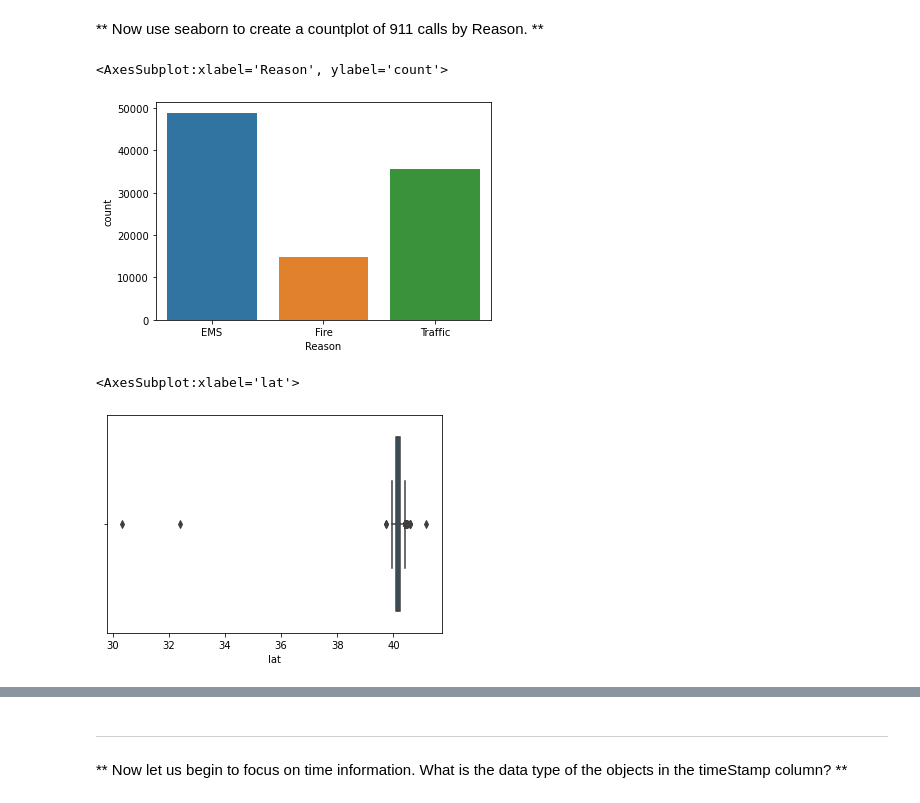
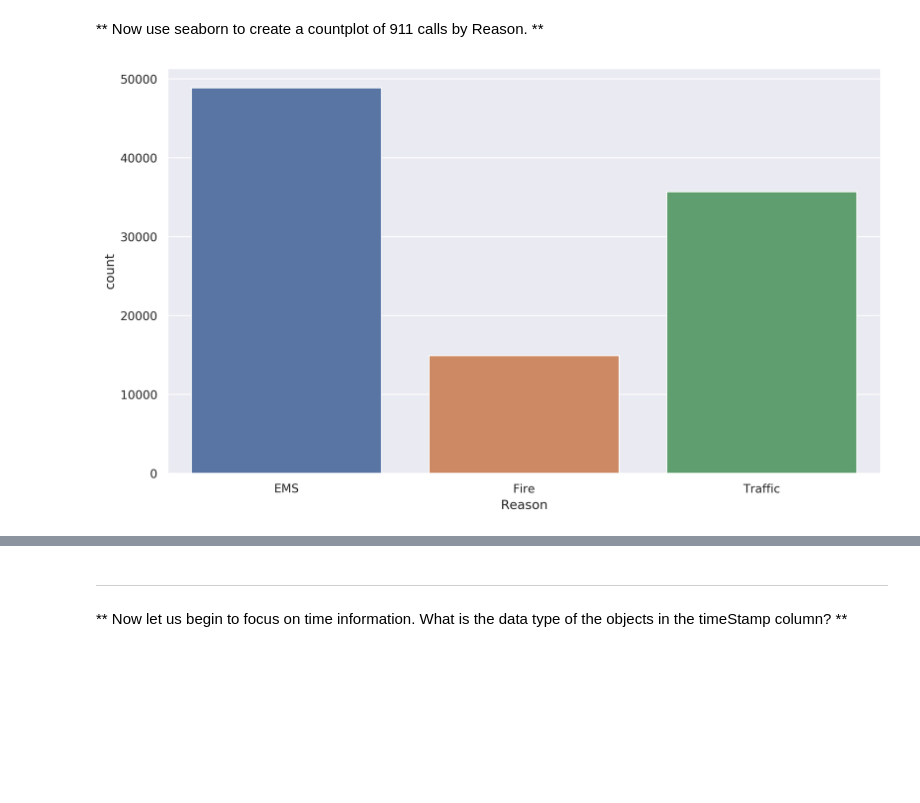
Before and after one commit to myamwalker/Project-2, a Jupyter notebook: 01-911 Calls Data Capstone Project.ipynb, the cells around one changed output, grey strips where cells are left out. Drawn from its saved outputs; the diff is of its cells as text; code cells hidden in the pictures; blank space fills up the shorter version.

```diff
--- a/01-911 Calls Data Capstone Project.ipynb
+++ b/01-911 Calls Data Capstone Project.ipynb
@@ -101,4 +107,5 @@ df['title'].nunique()
 
 **For example, if the title column value is EMS: BACK PAINS/INJURY , the Reason column value would be EMS. **
 # %%
-df['Reason'] = df["title"].apply(lambda reason: reason.split(':')[0])
+df["Reason"] = df["title"].apply(lambda x: x.split(':')[0])
+df.head()
@@ -111,17 +125,17 @@ EMS        48877
 Traffic    35695
 Fire       14920
 Name: Reason, dtype: int64
+# %%
+sns.set(rc={"figure.dpi":300, 'savefig.dpi':300})
 # %% [markdown]
 ** Now use seaborn to create a countplot of 911 calls by Reason. **
-# %%
-sns.countplot(x='Reason', data=df)
-# %% [output]
-<AxesSubplot:xlabel='Reason', ylabel='count'>
-[figure, removed]
+# %%
+plt.figure(figsize=(12,7))
+sns.set_theme(style="darkgrid")
+
+sns.countplot(x ='Reason', data = df)
+plt.show();
+# %% [output]
+[figure, added]
 # %%
 # Create boxplot, joint and some pairplot
-# %%
-sns.boxplot(x='lat',data=df)
-# %% [output]
-<AxesSubplot:xlabel='lat'>
-[figure, removed]
```
Also changed, not shown: parts of 45 cells of this notebook.
